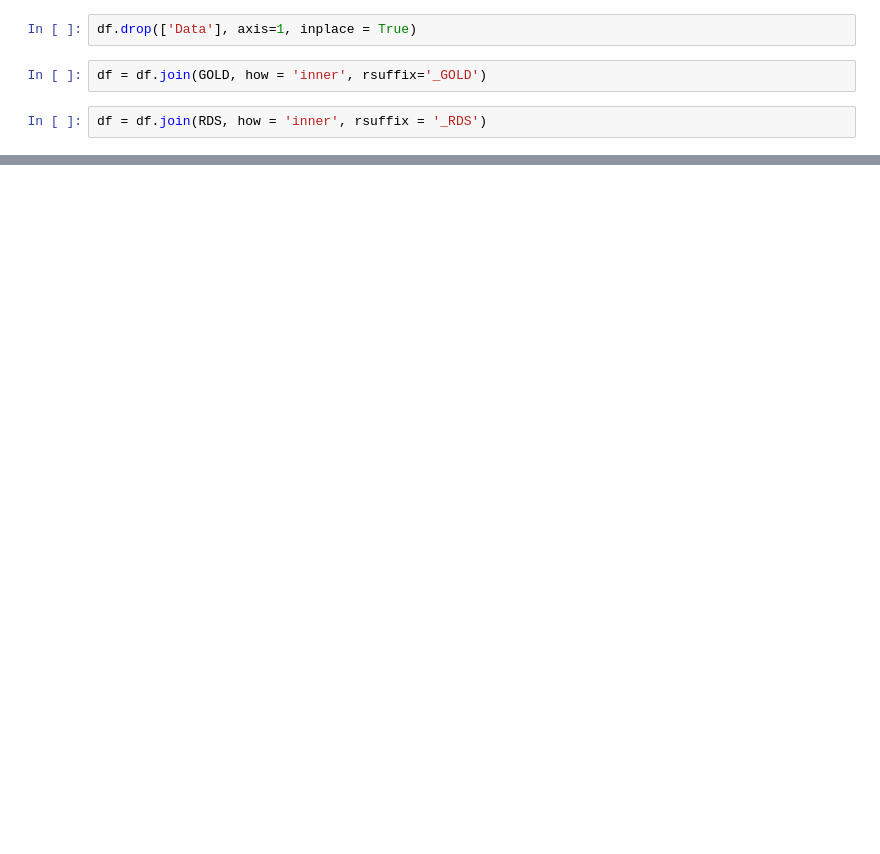
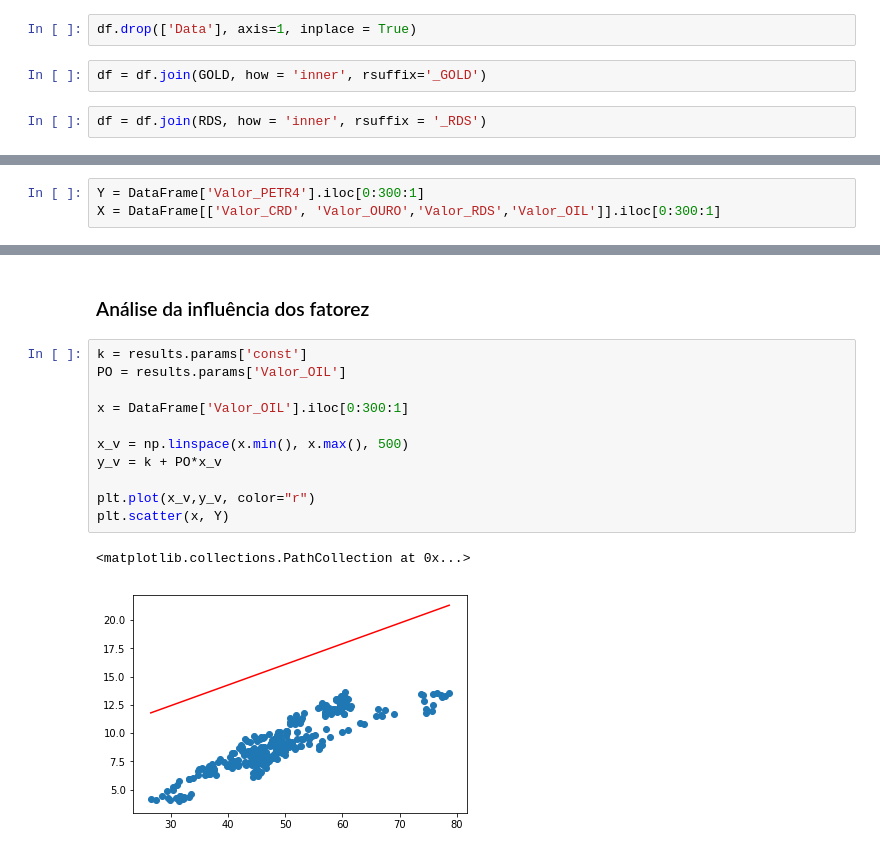
Before and after one commit to enricofd/Projeto_3_CD, a Jupyter notebook: RL PETR4.ipynb, the cells around one changed output, grey strips where cells are left out. Drawn from its saved outputs; the diff is of its cells as text; blank space fills up the shorter version.

```diff
--- a/RL PETR4.ipynb
+++ b/RL PETR4.ipynb
@@ -140,3 +326,6 @@ X = DataFrame[['Último', 'Price', 'Adj Close_RDS', 'Price_OIL']]
+# %%
+Y = DataFrame['Valor_PETR4'].iloc[0:300:1]
+X = DataFrame[['Valor_CRD', 'Valor_OURO','Valor_RDS','Valor_OIL']].iloc[0:300:1]
 # %%
 results = regress(X, Y)
 results.summary()
@@ -167 +356,17 @@ Warnings:
 strong multicollinearity or other numerical problems.
+# %% [markdown]
+### Análise da influência dos fatorez
+# %%
+k = results.params['const']
+PO = results.params['Valor_OIL']
+
+x = DataFrame['Valor_OIL'].iloc[0:300:1]
+
+x_v = np.linspace(x.min(), x.max(), 500)
+y_v = k + PO*x_v
+
+plt.plot(x_v,y_v, color="r")
+plt.scatter(x, Y)
+# %% [output]
+<matplotlib.collections.PathCollection at 0x...>
+[figure, added]
```
Also changed, not shown: parts of 32 cells of this notebook.
